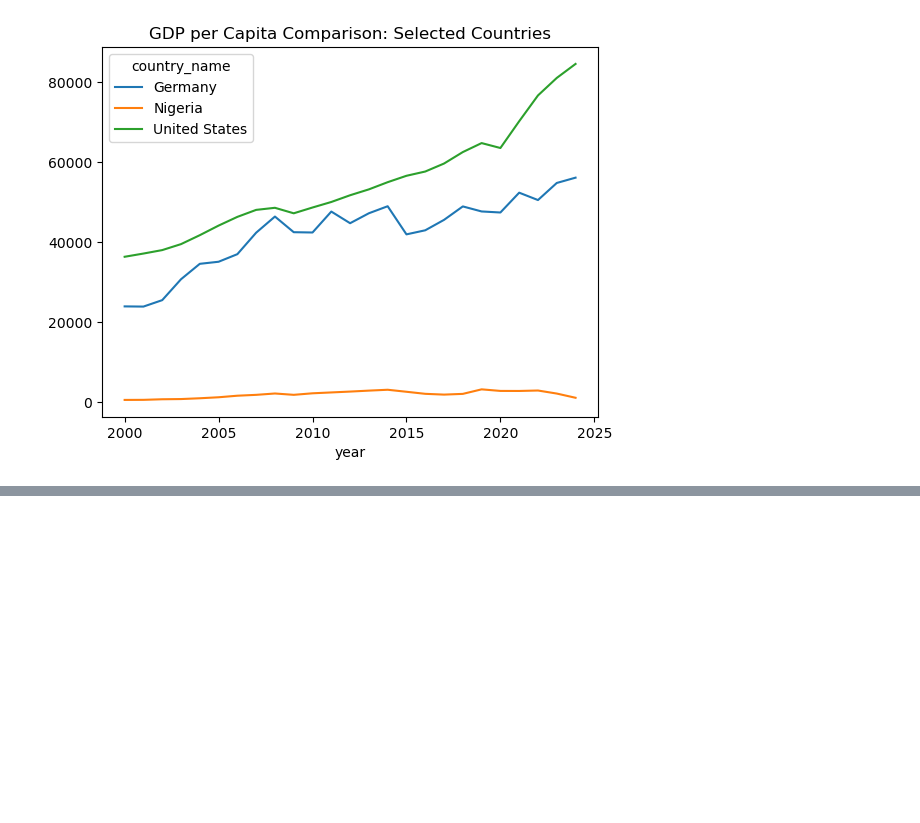
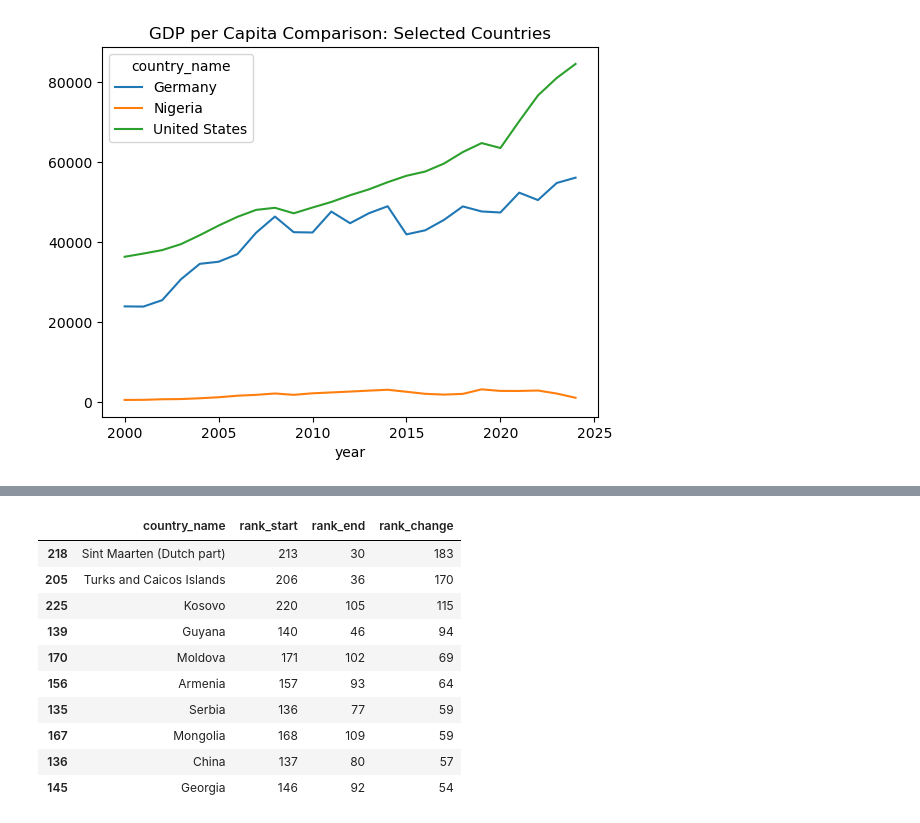
Before and after one commit to MonashTee/python-job-portfolio, a Jupyter notebook: week_01/notebooks/basic_economic_data.ipynb, the cells around one changed output, grey strips where cells are left out. Drawn from its saved outputs; the diff is of its cells as text; code cells hidden in the pictures; blank space fills up the shorter version.

```diff
--- a/week_01/notebooks/basic_economic_data.ipynb
+++ b/week_01/notebooks/basic_economic_data.ipynb
@@ -539,0 +603,38 @@ country_trend.pivot(
+# %%
+start_year = gdp_sorted['year'].min()
+end_year = gdp_sorted['year'].max()
+
+rank_start = (
+    gdp_sorted[gdp_sorted['year'] == start_year]
+    .sort_values('gdp_per_capita', ascending=False)
+    .assign(rank_start=lambda df: range(1, len(df) + 1))
+    [['country_name', 'rank_start']]
+)
+
+rank_end = (
+    gdp_sorted[gdp_sorted['year'] == end_year]
+    .sort_values('gdp_per_capita', ascending=False)
+    .assign(rank_end=lambda df: range(1, len(df) + 1))
+    [['country_name', 'rank_end']]
+)
+
+rank_change = (
+    rank_start
+    .merge(rank_end, on='country_name', how='inner')
+    .assign(rank_change=lambda df: df['rank_start'] - df['rank_end'])
+    .sort_values('rank_change', ascending=False)
+)
+
+rank_change.head(10)
+# %% [output]
+|  | country_name | rank_start | rank_end | rank_change |
+| 218 | Sint Maarten (Dutch part) | 213 | 30 | 183 |
+| 205 | Turks and Caicos Islands | 206 | 36 | 170 |
+| 225 | Kosovo | 220 | 105 | 115 |
+| 139 | Guyana | 140 | 46 | 94 |
+| 170 | Moldova | 171 | 102 | 69 |
+| 156 | Armenia | 157 | 93 | 64 |
+| 135 | Serbia | 136 | 77 | 59 |
+| 167 | Mongolia | 168 | 109 | 59 |
+| 136 | China | 137 | 80 | 57 |
+| 145 | Georgia | 146 | 92 | 54 |
```
Also changed, not shown: parts of 19 cells of this notebook, 1 other file.
